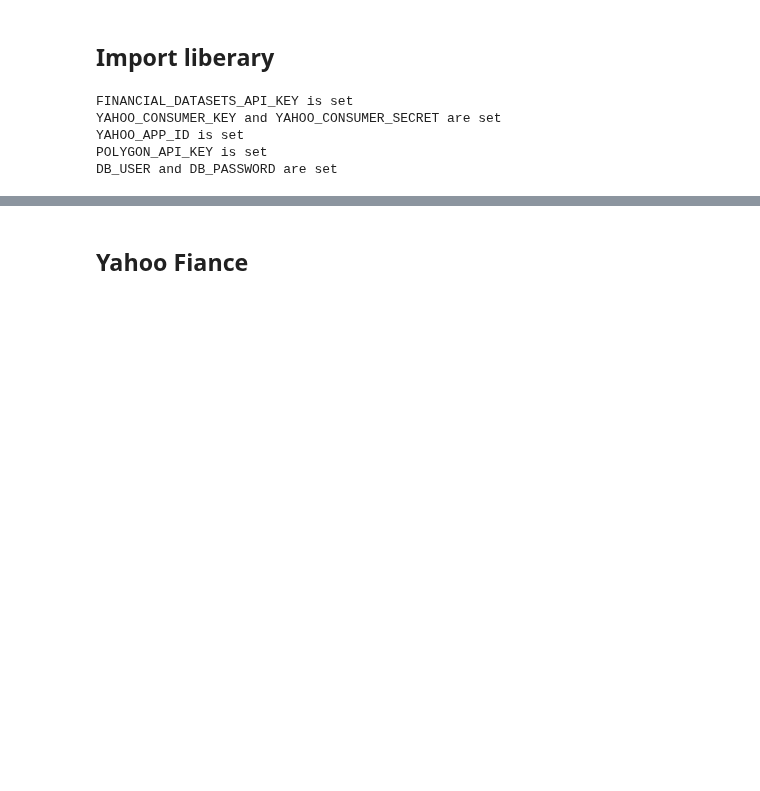
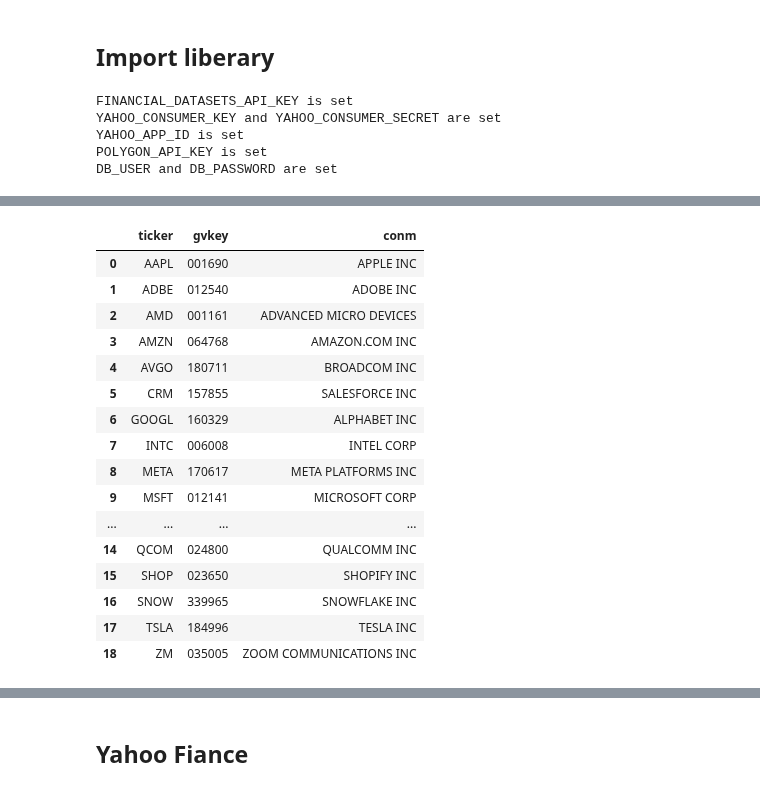
Before and after one commit to Chen-zexi/LangAlpha, a Jupyter notebook: notebooks/get_data.ipynb, the cells around one changed output, grey strips where cells are left out. Saved outputs shown, nothing was run; the diff lists cells and outputs as text; code cells hidden in the pictures; blank space fills up the shorter version.

Commit message:
Add WRDS data

```diff
--- a/notebooks/get_data.ipynb
+++ b/notebooks/get_data.ipynb
@@ -35,0 +39,11 @@ DB_USER and DB_PASSWORD are set
+# %%
+tickers = ['AAPL', 'MSFT', 'GOOGL', 'GOOG', 'AMZN', 'NVDA', 'META', 'TSLA', 'NFLX', 'ADBE',
+                'CRM', 'AMD', 'INTC', 'AVGO', 'QCOM', 'SHOP', 'ZM', 'SNOW', 'PYPL', 'PLTR']
+start_date = '2024-01-01'
+end_date = '2025-3-18'
+# %%
+WRDS_datasets = get_wrds_data(
+    tickers=tickers,
+    start_date=start_date,
+    end_date=end_date
+)
@@ -35,0 +74,20 @@ DB_USER and DB_PASSWORD are set
+# %%
+WRDS_datasets['identifiers']
+# %% [output]
+|  | ticker | gvkey | conm |
+| 0 | AAPL | 001690 | APPLE INC |
+| 1 | ADBE | 012540 | ADOBE INC |
+| 2 | AMD | 001161 | ADVANCED MICRO DEVICES |
+| 3 | AMZN | 064768 | AMAZON.COM INC |
+| 4 | AVGO | 180711 | BROADCOM INC |
+| 5 | CRM | 157855 | SALESFORCE INC |
+| 6 | GOOGL | 160329 | ALPHABET INC |
+| 7 | INTC | 006008 | INTEL CORP |
+| 8 | META | 170617 | META PLATFORMS INC |
+| 9 | MSFT | 012141 | MICROSOFT CORP |
+| ... | ... | ... | ... |
+| 14 | QCOM | 024800 | QUALCOMM INC |
+| 15 | SHOP | 023650 | SHOPIFY INC |
+| 16 | SNOW | 339965 | SNOWFLAKE INC |
+| 17 | TSLA | 184996 | TESLA INC |
+| 18 | ZM | 035005 | ZOOM COMMUNICATIONS INC |
```
Also changed, not shown: parts of 8 cells of this notebook, 37 other files.
